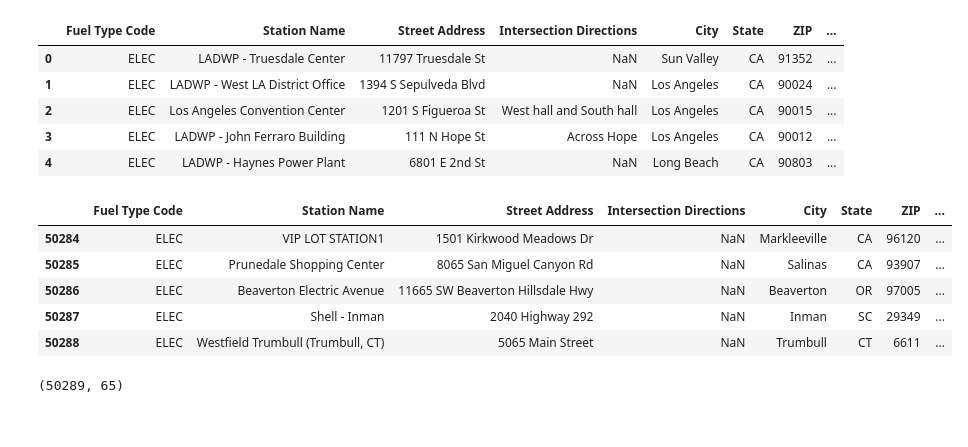
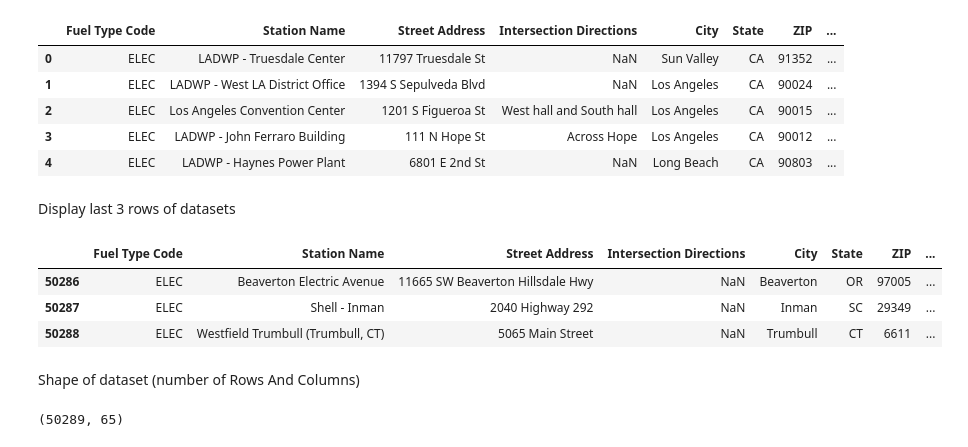
Before and after one commit to yashgupta110/RA2112701010022, a Jupyter notebook: RA2112701010022.ipynb, the cells around one changed output. Saved outputs shown, nothing was run; the diff lists cells and outputs as text; code cells hidden in the pictures.

```diff
--- a/RA2112701010022.ipynb
+++ b/RA2112701010022.ipynb
@@ -19,15 +25,17 @@ data.head(5)
 | 2 | ELEC | Los Angeles Convention Center | 1201 S Figueroa St | West hall and South hall | Los Angeles | CA | 90015 | ... |
 | 3 | ELEC | LADWP - John Ferraro Building | 111 N Hope St | Across Hope | Los Angeles | CA | 90012 | ... |
 | 4 | ELEC | LADWP - Haynes Power Plant | 6801 E 2nd St | NaN | Long Beach | CA | 90803 | ... |
+# %% [markdown]
+Display last 3 rows of datasets
 # %%
-data.tail()
+data.tail(3)
 # %% [output]
 |  | Fuel Type Code | Station Name | Street Address | Intersection Directions | City | State | ZIP | ... |
-| 50284 | ELEC | VIP LOT STATION1 | 1501 Kirkwood Meadows Dr | NaN | Markleeville | CA | 96120 | ... |
-| 50285 | ELEC | Prunedale Shopping Center | 8065 San Miguel Canyon Rd | NaN | Salinas | CA | 93907 | ... |
 | 50286 | ELEC | Beaverton Electric Avenue | 11665 SW Beaverton Hillsdale Hwy | NaN | Beaverton | OR | 97005 | ... |
 | 50287 | ELEC | Shell - Inman | 2040 Highway 292 | NaN | Inman | SC | 29349 | ... |
 | 50288 | ELEC | Westfield Trumbull (Trumbull, CT) | 5065 Main Street | NaN | Trumbull | CT | 6611 | ... |
+# %% [markdown]
+Shape of dataset (number of Rows And Columns)
 # %%
 data.shape
 # %% [output]
```
Also changed, not shown: parts of 12 cells of this notebook.
